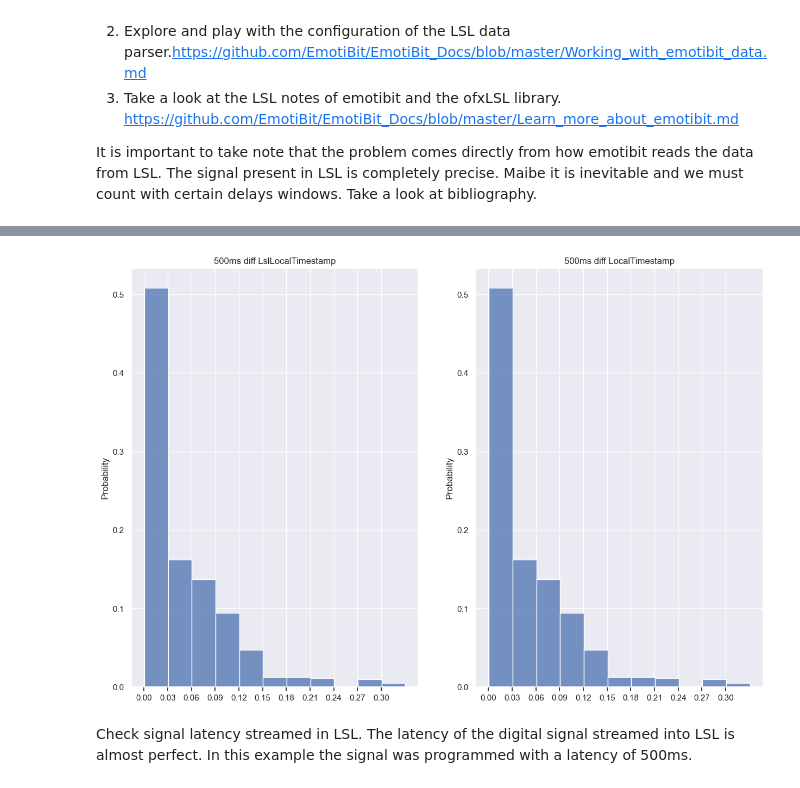
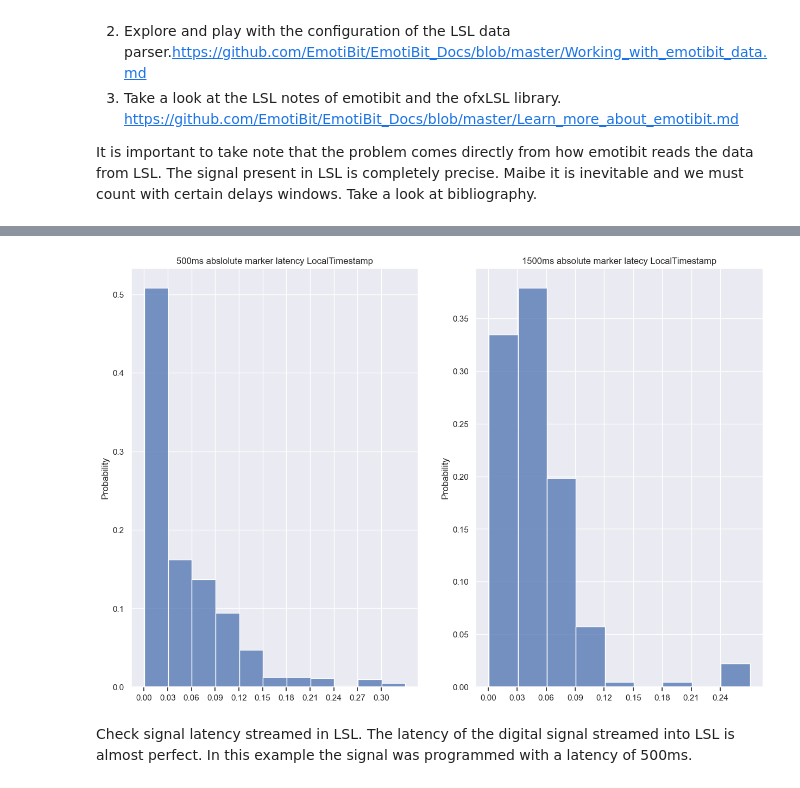
Before and after one commit to Rockyneuron/EmotiBit, a Jupyter notebook: analysis/test_sync.ipynb, the cells around one changed output, grey strips where cells are left out. Saved outputs shown, nothing was run; the diff lists cells and outputs as text; code cells hidden in the pictures.

```diff
--- a/analysis/test_sync.ipynb
+++ b/analysis/test_sync.ipynb
@@ -18,9 +18,12 @@ sys.path.append(Path(r"C:\Users\ArturoV\Desktop\projects\EmotiBit\emotiBitData\L
 
 
 file1=r'..\emotiBitData\LSL\2023-01-17_18-09-42-832110\2023-01-17_18-09-42-832110_LM.csv'
+file2=r'..\emotiBitData\LSL\2023-01-17_19-00-10-012586\2023-01-17_19-00-10-012586_LM.csv'
 file3=r'..\emotiBitData\LSL\2023-01-17_18-09-42-832110\2023-01-17_18-09-42-832110_AX.csv'
-
+file4=r'..\emotiBitData\LSL\2023-01-17_19-00-10-012586\2023-01-17_19-00-10-012586_AX.csv'
 
 data1=pd.read_csv(file1,delimiter=",")
-HR=pd.read_csv(file3,delimiter=",")
+data2=pd.read_csv(file2,delimiter=",")
+HR_05s=pd.read_csv(file3,delimiter=",")
+HR_1_5s=pd.read_csv(file4,delimiter=",")
 # %% [markdown]
@@ -60,15 +63,12 @@ Possible Improvements-Investigations:
 
 It is important to take note that the problem comes directly from how emotibit reads the data from LSL. The signal present in LSL is completely precise. Maibe it is inevitable and we must count with certain delays windows. Take a look at bibliography.
 # %%
-times1=np.array(data1['LslLocalTimestamp'])
-times2=np.array(data1['LocalTimestamp'])
-times3=np.array(data1['LslMarkerSourceTimestamp'])
+times1=np.array(data1['LocalTimestamp'])
+times2=np.array(data2['LocalTimestamp'])
 # %%
 difftime1=np.diff(times1)
 difftime2=np.diff(times2)
-difftime3=np.diff(times3)
 
 difftime1_diff=np.absolute(difftime1-0.500)
-difftime2_diff=np.absolute(difftime2-0.500)
-difftime3_diff=np.absolute(difftime3-0.500)
+difftime2_diff=np.absolute(difftime2-1.500)
 # %%
@@ -100,17 +96,17 @@ Text(0.5, 1.0, '10s diff LslMarkerSourceTimestamp')
 # %%
 fig1,ax1=plt.subplots(1,2,)
 sns.histplot(data=difftime1_diff,ax= ax1[0],bins=5,binwidth=0.03,stat='probability')
 sns.histplot(data=difftime2_diff,ax= ax1[1],bins=5,binwidth=0.03,stat='probability')
 fig1.set_figheight(10)
 fig1.set_figwidth(15)
-ax1[0].set_title('500ms diff LslLocalTimestamp')
-ax1[1].set_title('500ms diff LocalTimestamp')
+ax1[0].set_title('500ms abslolute marker latency LocalTimestamp')
+ax1[1].set_title('1500ms absolute marker latecy LocalTimestamp')
 ax1[0].xaxis.set_ticks(np.arange(0,max(difftime1_diff),0.03))
 ax1[0].xaxis.set_tick_params(reset=True,bottom=True,top=False)
 ax1[1].xaxis.set_ticks(np.arange(0,max(difftime2_diff),0.03))
 ax1[1].xaxis.set_tick_params(reset=True,bottom=True,top=False)
 # %% [output]
-[figure, old version]
+[figure, new version]
 # %% [markdown]
 Check signal latency streamed in LSL.
 The latency of the digital signal streamed into LSL is almost perfect.
```
Also changed, not shown: parts of 5 cells of this notebook.
